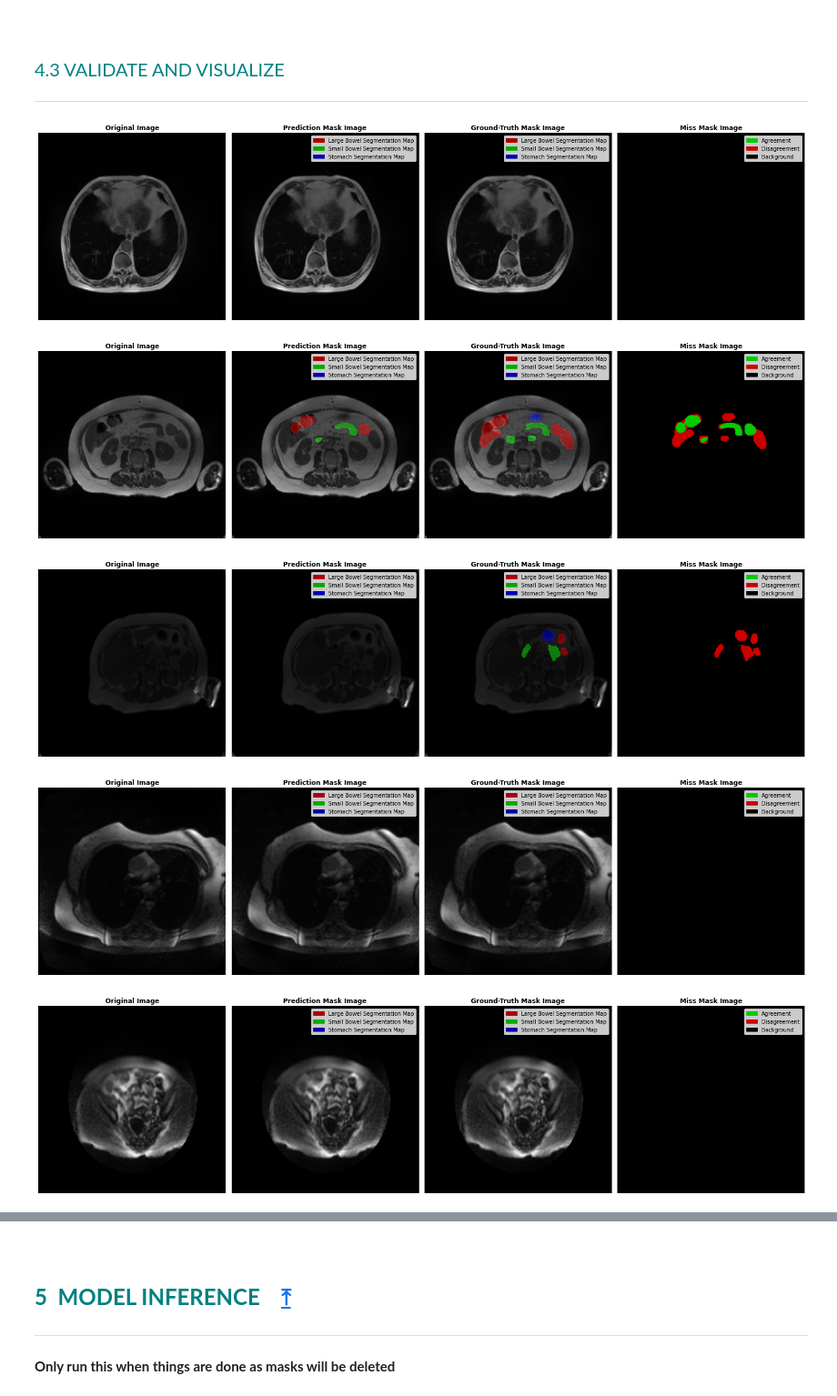
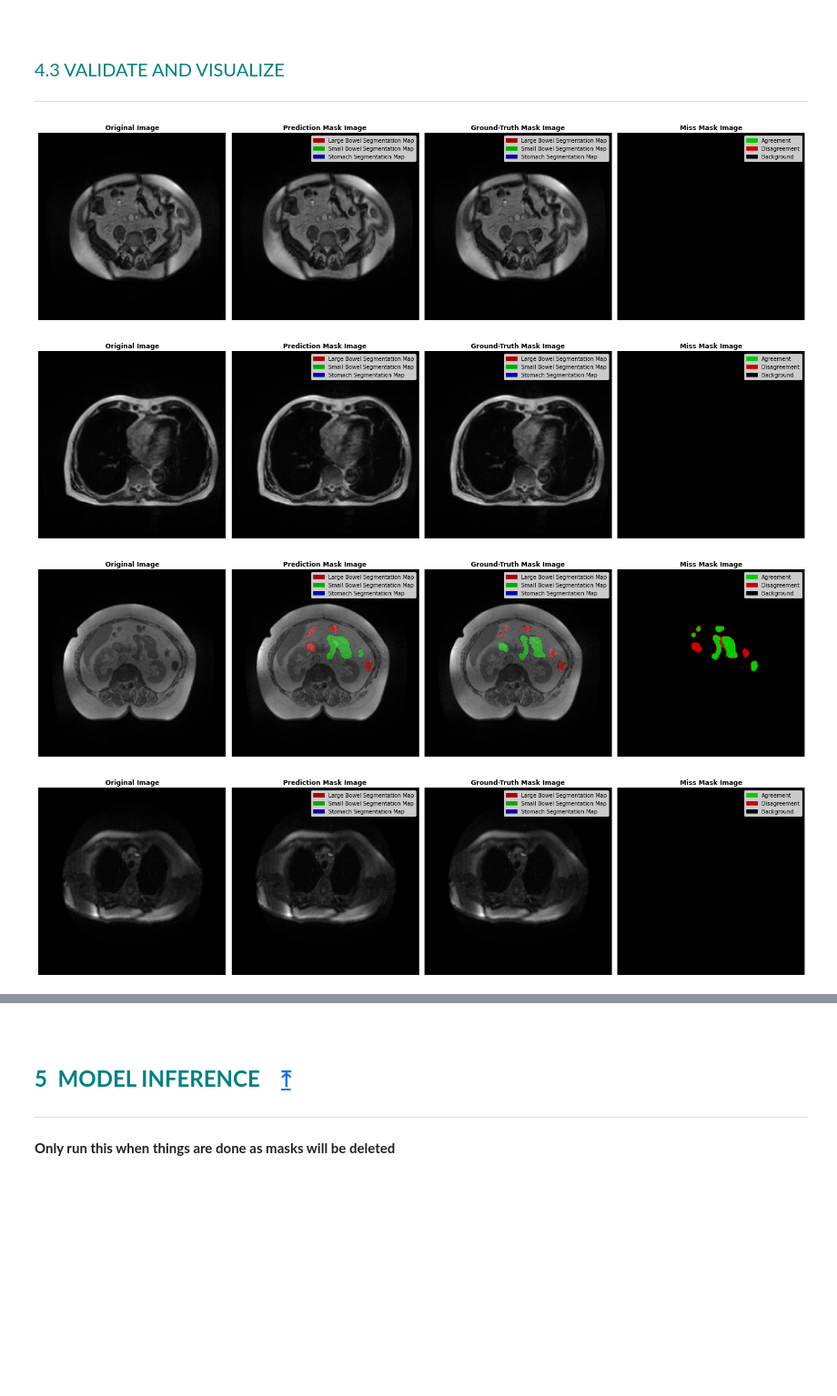
Before and after one commit to balakrishnabadveli/Kaggle, a Jupyter notebook: uwmgit-TransUnetResNet50-end-to-end-pipeline-tf.ipynb, the cells around one changed output, grey strips where cells are left out. Shown: that part at 91% size. Drawn from its saved outputs; the diff is of its cells as text; code cells hidden in the pictures; blank space fills up the shorter version.

Commit message:
Kaggle Notebook | UWMGIT - TransUnet+ - End-to-End Pipeline [TF] | Version 63

```diff
--- a/uwmgit-TransUnetResNet50-end-to-end-pipeline-tf.ipynb
+++ b/uwmgit-TransUnetResNet50-end-to-end-pipeline-tf.ipynb
@@ -1790,12 +1880,12 @@ def UNet(input_shape=(224, 224,3), dropout = False , batchnorm = True , activati
 # %%
 def get_model():
 
-#     model = UNet(input_shape=(IMAGE_SHAPE[0],IMAGE_SHAPE[0],3), dropout = True , batchnorm = True)
+    model = UNet(input_shape=(IMAGE_SHAPE[0],IMAGE_SHAPE[0],3), dropout = True , batchnorm = True)
 
-    model = DeeplabV3Plus(backbone=BACKBONE,
-                              low_feat_layer=RES_LOW_FEAT_LAYER,
-                              high_feat_layer=RES_HIGH_FEAT_LAYER,
-                              n_classes=N_CLASSES)
+#     model = DeeplabV3Plus(backbone=BACKBONE,
+#                               low_feat_layer=RES_LOW_FEAT_LAYER,
+#                               high_feat_layer=RES_HIGH_FEAT_LAYER,
+#                               n_classes=N_CLASSES)
 
 #     model = TransUNet(image_size=IMAGE_SHAPE[0], freeze_enc_cnn=False, pretrain=False)
 
@@ -2106,46 +2194,46 @@ def get_miss_overlay(gt_mask, pred_mask, _alpha=0.9, _beta=0.25, _gamma=0):
 
 def plot_preds(img, pred_mask, gt_mask):
     gt_overlay = get_overlay(img, gt_mask)
     pred_overlay = get_overlay(img, pred_mask)
     miss_overlay = get_miss_overlay(gt_mask, pred_mask)
 
     plt.figure(figsize=(20,12))
 
     for i, (_desc, _img) in enumerate(zip(["Original", "Prediction Mask", "Ground-Truth Mask", "Miss Mask"], [img, pred_overlay, gt_overlay, miss_overlay])):
         plt.subplot(1,4,i+1)
         plt.imshow(_img)
         plt.title(f"{_desc} Image", fontweight="bold")
         plt.axis(False)
 
         if i in [1,2]:
             handles = [Rectangle((0,0),1,1, color=_c) for _c in [(0.667,0.0,0.0), (0.0,0.667,0.0), (0.0,0.0,0.667)]]
             labels = ["Large Bowel Segmentation Map", "Small Bowel Segmentation Map", "Stomach Segmentation Map"]
             plt.legend(handles,labels)
         elif i==3:
             handles = [Rectangle((0,0),1,1, color=_c) for _c in [(0.0,0.8,0.0), (0.8,0.0,0.0), (0.0, 0.0, 0.0)]]
             labels = ["Agreement", "Disagreement", "Background"]
             plt.legend(handles,labels)
     plt.tight_layout()
     plt.show()
 
 if DEBUG:
-    for img_batch, mask_batch in val_ds.take(1):
-        pred_batch = model(img_batch)
+    if not ENSEMBLE :
+        for img_batch, mask_batch in val_ds.take(1):
+            pred_batch = model(img_batch)
 
-        if STYLE=="multilabel":
-            pred_batch = np.where(tf.nn.sigmoid(pred_batch)>=0.1, 1.0, 0.0)
-        else:
-            pred_batch = np.argmax(pred_batch, axis=-1)
+            if STYLE=="multilabel":
+                pred_batch = np.where(tf.nn.sigmoid(pred_batch)>=0.1, 1.0, 0.0)
+            else:
+                pred_batch = np.argmax(pred_batch, axis=-1)
 
-        img_batch = ((img_batch+1)*127.5).numpy().astype(np.int32)
-        mask_batch = mask_batch.numpy().squeeze().astype(np.float32)
-        break
+            img_batch = ((img_batch+1)*127.5).numpy().astype(np.int32)
+            mask_batch = mask_batch.numpy().squeeze().astype(np.float32)
+            break
 
-    for _img, _pred, _mask in zip(img_batch, pred_batch, mask_batch):
-        plot_preds(_img, _pred, _mask)
+        for _img, _pred, _mask in zip(img_batch, pred_batch, mask_batch):
+            plot_preds(_img, _pred, _mask)
 # %% [output]
-[figure, old version]
+[figure, new version]
-[figure, old version]
+[figure, new version]
-[figure, old version]
+[figure, new version]
-[figure, old version]
+[figure, new version]
-[figure, removed]
```
Also changed, not shown: parts of 14 cells of this notebook.
